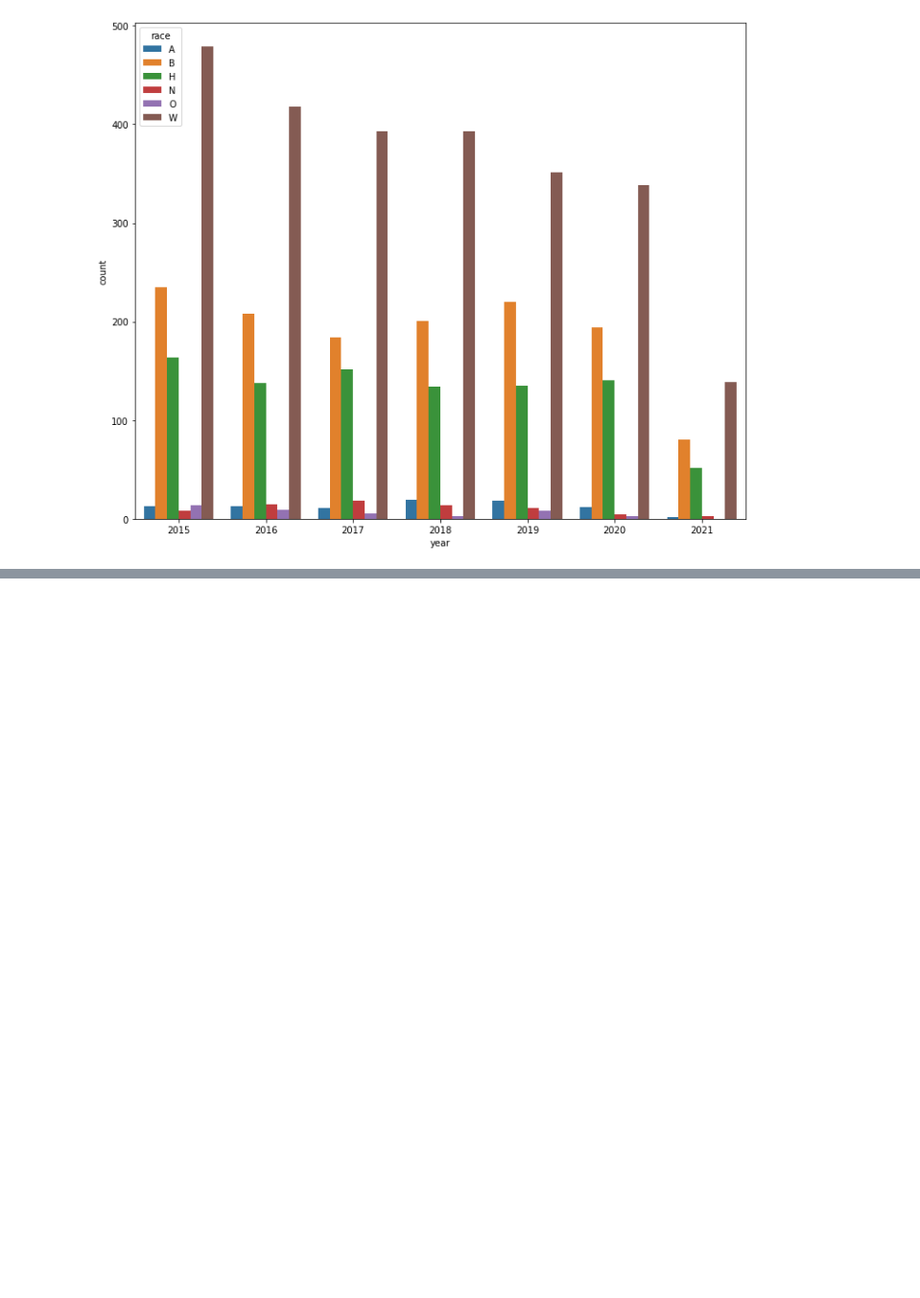
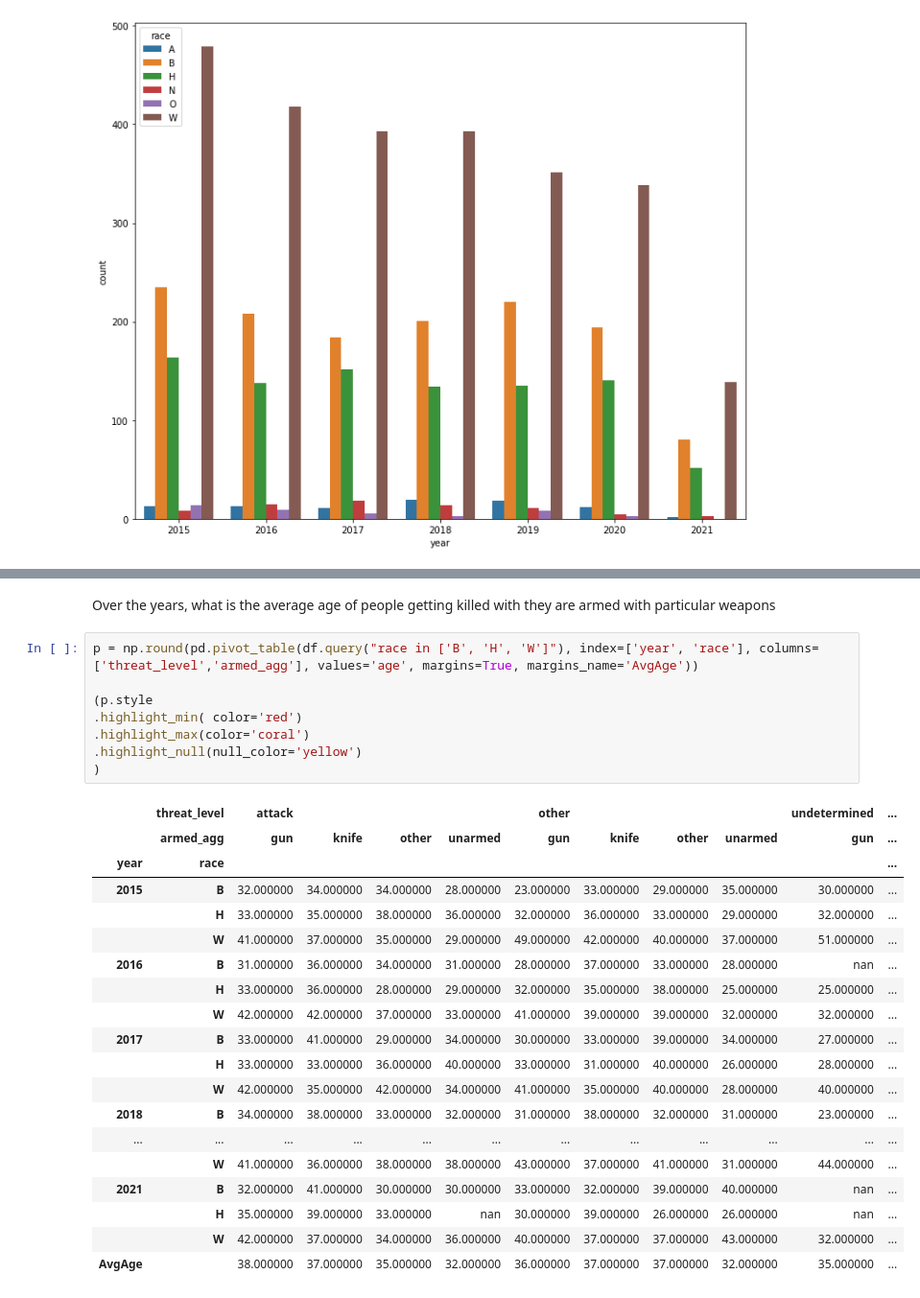
Before and after one commit to youngsoul/pandas_101, a Jupyter notebook: WashingtonPostShootingAnalysis.ipynb, the cells around one changed output, grey strips where cells are left out. Shown at 96% size. Drawn from its saved outputs; the diff is of its cells as text; blank space fills up the shorter version.

Commit message:
minor updates, added pivot

```diff
--- a/WashingtonPostShootingAnalysis.ipynb
+++ b/WashingtonPostShootingAnalysis.ipynb
@@ -530,0 +533,30 @@ sns.barplot(x="year",
+# %% [markdown]
+Over the years, what is the average age of people getting killed with they are armed with particular weapons
+# %%
+p = np.round(pd.pivot_table(df.query("race in ['B', 'H', 'W']"), index=['year', 'race'], columns=['threat_level','armed_agg'], values='age', margins=True, margins_name='AvgAge'))
+
+(p.style
+.highlight_min( color='red')
+.highlight_max(color='coral')
+.highlight_null(null_color='yellow')
+)
+# %% [output]
+|  | threat_level | attack |  |  |  | other |  |  |  | undetermined | ... |
+|  | armed_agg | gun | knife | other | unarmed | gun | knife | other | unarmed | gun | ... |
+| year | race |  |  |  |  |  |  |  |  |  | ... |
+| 2015 | B | 32.000000 | 34.000000 | 34.000000 | 28.000000 | 23.000000 | 33.000000 | 29.000000 | 35.000000 | 30.000000 | ... |
+|  | H | 33.000000 | 35.000000 | 38.000000 | 36.000000 | 32.000000 | 36.000000 | 33.000000 | 29.000000 | 32.000000 | ... |
+|  | W | 41.000000 | 37.000000 | 35.000000 | 29.000000 | 49.000000 | 42.000000 | 40.000000 | 37.000000 | 51.000000 | ... |
+| 2016 | B | 31.000000 | 36.000000 | 34.000000 | 31.000000 | 28.000000 | 37.000000 | 33.000000 | 28.000000 | nan | ... |
+|  | H | 33.000000 | 36.000000 | 28.000000 | 29.000000 | 32.000000 | 35.000000 | 38.000000 | 25.000000 | 25.000000 | ... |
+|  | W | 42.000000 | 42.000000 | 37.000000 | 33.000000 | 41.000000 | 39.000000 | 39.000000 | 32.000000 | 32.000000 | ... |
+| 2017 | B | 33.000000 | 41.000000 | 29.000000 | 34.000000 | 30.000000 | 33.000000 | 39.000000 | 34.000000 | 27.000000 | ... |
+|  | H | 33.000000 | 33.000000 | 36.000000 | 40.000000 | 33.000000 | 31.000000 | 40.000000 | 26.000000 | 28.000000 | ... |
+|  | W | 42.000000 | 35.000000 | 42.000000 | 34.000000 | 41.000000 | 35.000000 | 40.000000 | 28.000000 | 40.000000 | ... |
+| 2018 | B | 34.000000 | 38.000000 | 33.000000 | 32.000000 | 31.000000 | 38.000000 | 32.000000 | 31.000000 | 23.000000 | ... |
+| ... | ... | ... | ... | ... | ... | ... | ... | ... | ... | ... | ... |
+|  | W | 41.000000 | 36.000000 | 38.000000 | 38.000000 | 43.000000 | 37.000000 | 41.000000 | 31.000000 | 44.000000 | ... |
+| 2021 | B | 32.000000 | 41.000000 | 30.000000 | 30.000000 | 33.000000 | 32.000000 | 39.000000 | 40.000000 | nan | ... |
+|  | H | 35.000000 | 39.000000 | 33.000000 | nan | 30.000000 | 39.000000 | 26.000000 | 26.000000 | nan | ... |
+|  | W | 42.000000 | 37.000000 | 34.000000 | 36.000000 | 40.000000 | 37.000000 | 37.000000 | 43.000000 | 32.000000 | ... |
+| AvgAge |  | 38.000000 | 37.000000 | 35.000000 | 32.000000 | 36.000000 | 37.000000 | 37.000000 | 32.000000 | 35.000000 | ... |
```
Also changed, not shown: parts of 13 cells of this notebook.
